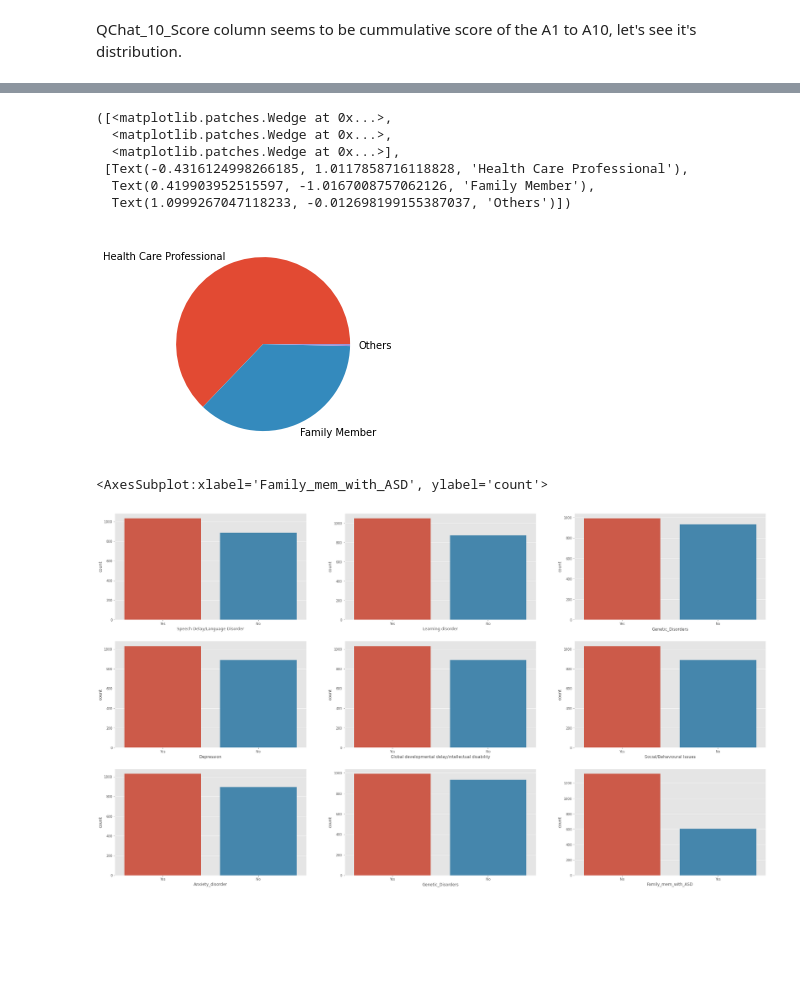
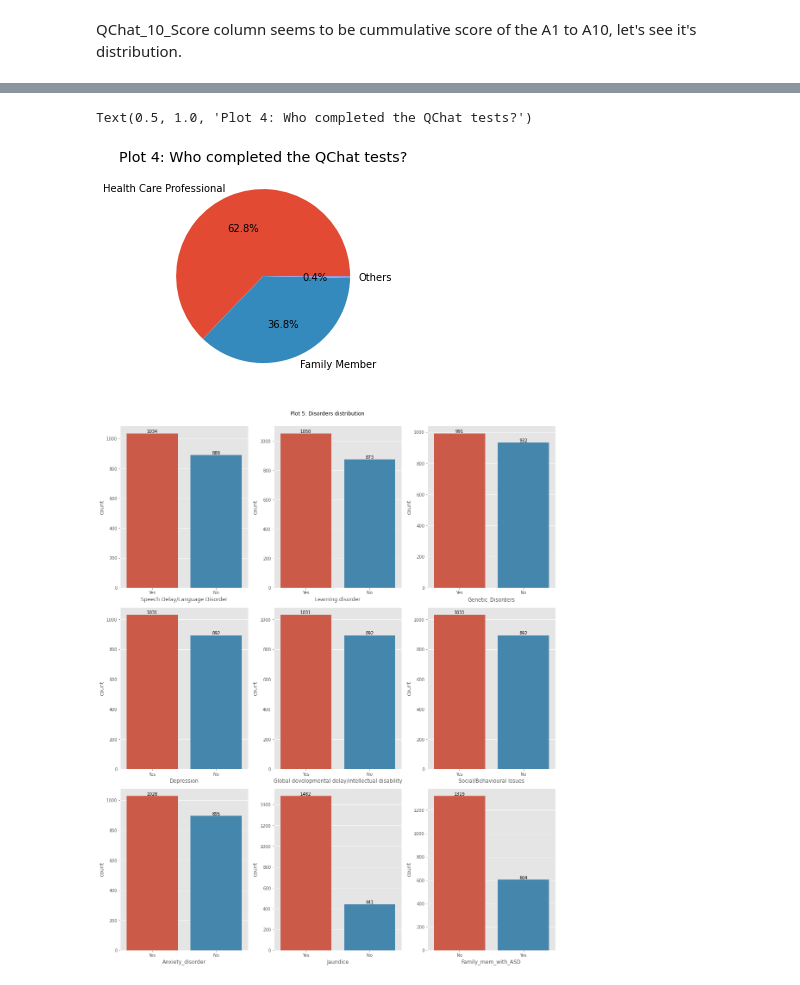
Before and after one commit to Olarsk/omdena-sl-autism, a Jupyter notebook: github data EDA.ipynb, the cells around one changed output, grey strips where cells are left out. Drawn from its saved outputs; the diff is of its cells as text; code cells hidden in the pictures; blank space fills up the shorter version.

```diff
--- a/github data EDA.ipynb
+++ b/github data EDA.ipynb
@@ -188,30 +215,36 @@ asd.Ethnicity.value_counts().plot(kind='pie').set(title= 'Ethnicity distribution
 # We may also be interested in who completed the chat/test
 data = asd.Who_completed_the_test.value_counts()
 explode = (0.1, 0.0)
-plt.pie(data, labels=data.index)
+plt.pie(data, labels=data.index, autopct='%1.1f%%')
+plt.title("Plot 4: Who completed the QChat tests?")
 # %% [output]
-([<matplotlib.patches.Wedge at 0x...>,
-  <matplotlib.patches.Wedge at 0x...>,
-  <matplotlib.patches.Wedge at 0x...>],
- [Text(-0.4316124998266185, 1.0117858716118828, 'Health Care Professional'),
-  Text(0.419903952515597, -1.0167008757062126, 'Family Member'),
-  Text(1.0999267047118233, -0.012698199155387037, 'Others')])
+Text(0.5, 1.0, 'Plot 4: Who completed the QChat tests?')
-[figure, old version]
+[figure, new version]
-# %%
-# There are a number of disorders/unique features highlighted in, lets check their distribution
-fig, axes = plt.subplots(3,3, figsize=(35,20))
-
-sns.countplot(data=asd, x='Speech Delay/Language Disorder', ax=axes[0,0])
-sns.countplot(data=asd, x='Learning disorder', ax=axes[0,1])
-sns.countplot(data=asd, x='Genetic_Disorders', ax=axes[0,2])
-sns.countplot(data=asd, x='Depression', ax=axes[1,0])
-sns.countplot(data=asd, x='Global developmental delay/intellectual disability', ax=axes[1,1])
-sns.countplot(data=asd, x='Social/Behavioural Issues', ax=axes[1,2])
-sns.countplot(data=asd, x='Anxiety_disorder', ax=axes[2,0])
-sns.countplot(data=asd, x='Genetic_Disorders', ax=axes[2,1])
-sns.countplot(data=asd, x='Family_mem_with_ASD', ax=axes[2,2])
-# %% [output]
-<AxesSubplot:xlabel='Family_mem_with_ASD', ylabel='count'>
-[figure, removed]
+# %%
+# There are a number of disorders/unique features highlighted in, lets check their distribution
+disorders_col = ['Speech Delay/Language Disorder',
+       'Learning disorder', 'Genetic_Disorders', 'Depression',
+       'Global developmental delay/intellectual disability',
+       'Social/Behavioural Issues', 'Anxiety_disorder', 'Jaundice',
+       'Family_mem_with_ASD']
+# prepare our grid
+plt.subplots(3,3, figsize=(15,18))
+
+disorders = asd.loc[:, disorders_col]
+col_num = 1
+
+# Looping through the columns
+for col in disorders_col:
+    plt.subplot(3,3, col_num)
+    ax = sns.countplot(data=disorders, x=col)
+    col_num += 1
+    # to display the count of each bar
+    for i in ax.containers:
+        ax.bar_label(i, labels = [str(i.get_height()) for i in i.get_children()])
+
+plt.suptitle("Plot 5: Disorders distribution", y=1.0)
+plt.tight_layout()
+# %% [output]
+[figure, added]
 # %%
 # Checking the distribution of the target variable "ASD Traits"
```
Also changed, not shown: parts of 27 cells of this notebook.
